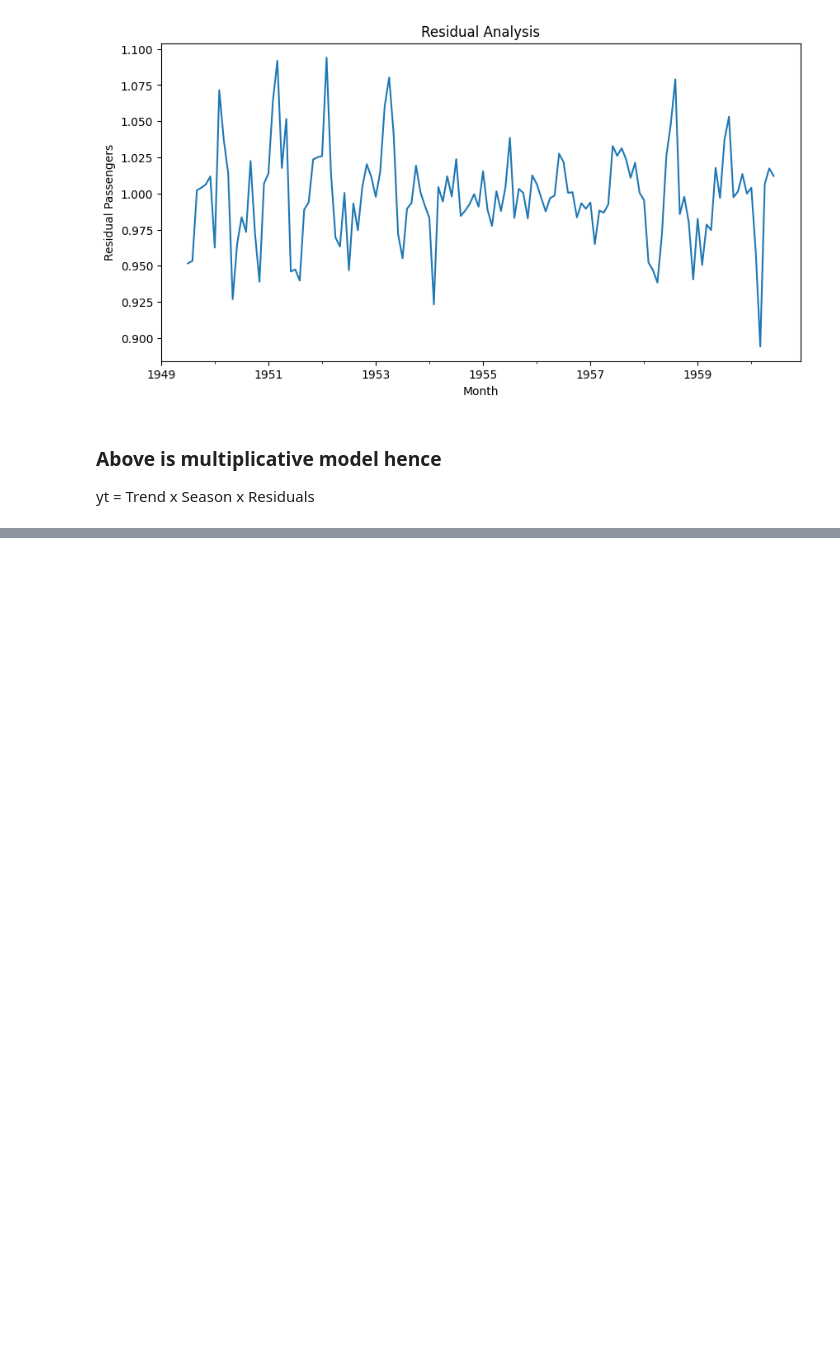
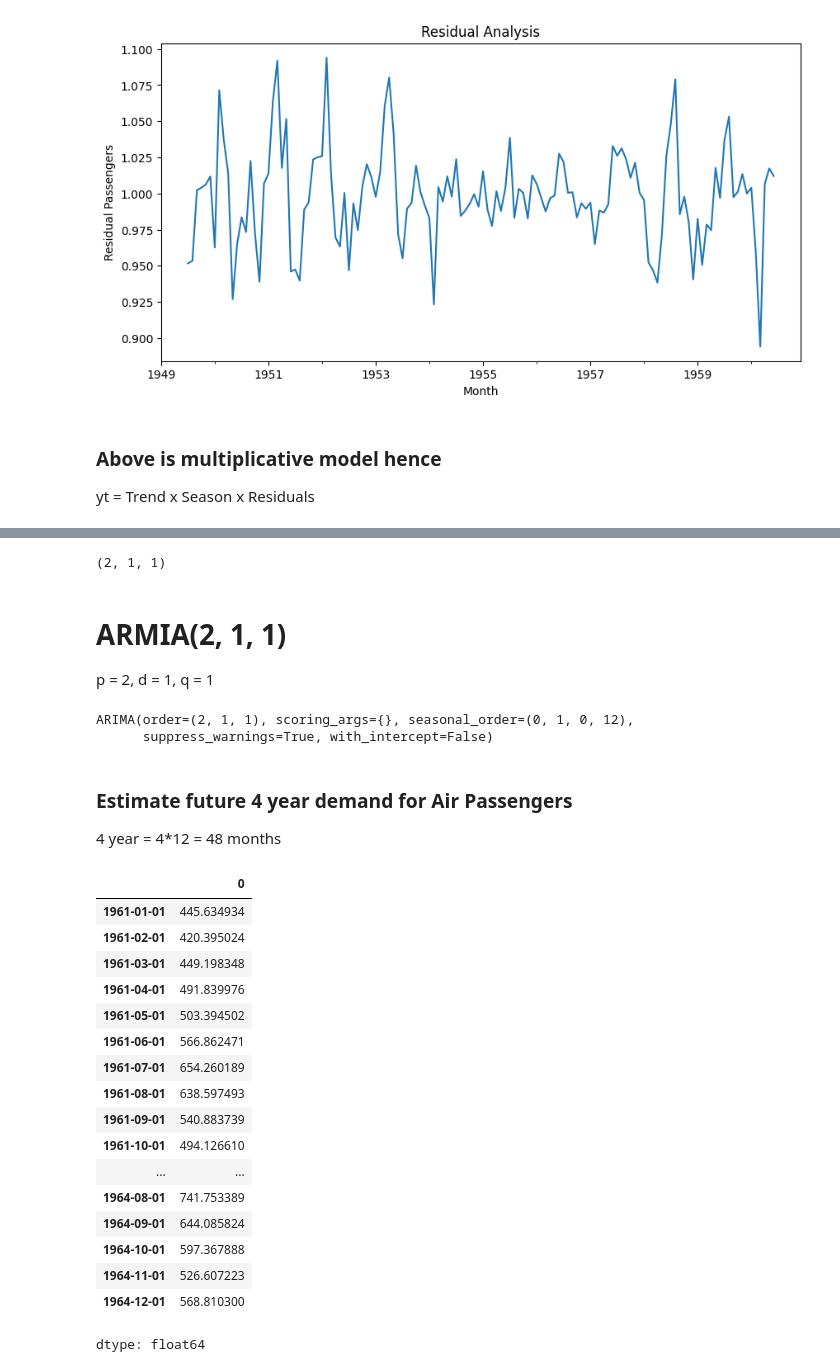
Before and after one commit to utkarshg1/Test1, a Jupyter notebook: Time_Series_Analysis.ipynb, the cells around one changed output, grey strips where cells are left out. Drawn from its saved outputs; the diff is of its cells as text; code cells hidden in the pictures; blank space fills up the shorter version.

```diff
--- a/Time_Series_Analysis.ipynb
+++ b/Time_Series_Analysis.ipynb
@@ -113,0 +121,17 @@ yt = Trend x Season x Residuals
+# %%
+model = auto_arima(df["Passengers"], seasonal=True, m=12)
+# %%
+model.order
+# %% [output]
+(2, 1, 1)
+# %% [markdown]
+# ARMIA(2, 1, 1)
+p = 2, d = 1, q = 1
+# %%
+model
+# %% [output]
+ARIMA(order=(2, 1, 1), scoring_args={}, seasonal_order=(0, 1, 0, 12),
+      suppress_warnings=True, with_intercept=False)
+# %% [markdown]
+### Estimate future 4 year demand for Air Passengers
+4 year = 4*12 = 48 months
@@ -113,0 +140,21 @@ yt = Trend x Season x Residuals
+# %%
+forecast
+# %% [output]
+|  | 0 |
+| 1961-01-01 | 445.634934 |
+| 1961-02-01 | 420.395024 |
+| 1961-03-01 | 449.198348 |
+| 1961-04-01 | 491.839976 |
+| 1961-05-01 | 503.394502 |
+| 1961-06-01 | 566.862471 |
+| 1961-07-01 | 654.260189 |
+| 1961-08-01 | 638.597493 |
+| 1961-09-01 | 540.883739 |
+| 1961-10-01 | 494.126610 |
+| ... | ... |
+| 1964-08-01 | 741.753389 |
+| 1964-09-01 | 644.085824 |
+| 1964-10-01 | 597.367888 |
+| 1964-11-01 | 526.607223 |
+| 1964-12-01 | 568.810300 |
+dtype: float64
```
Also changed, not shown: parts of 17 cells of this notebook.
